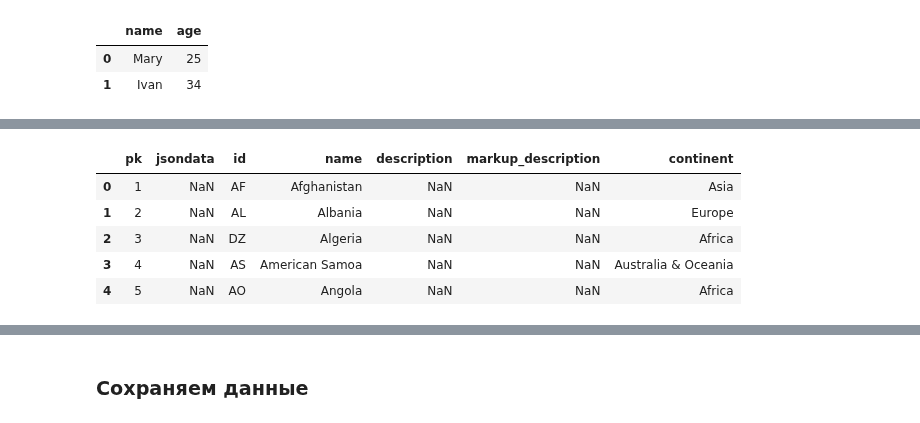
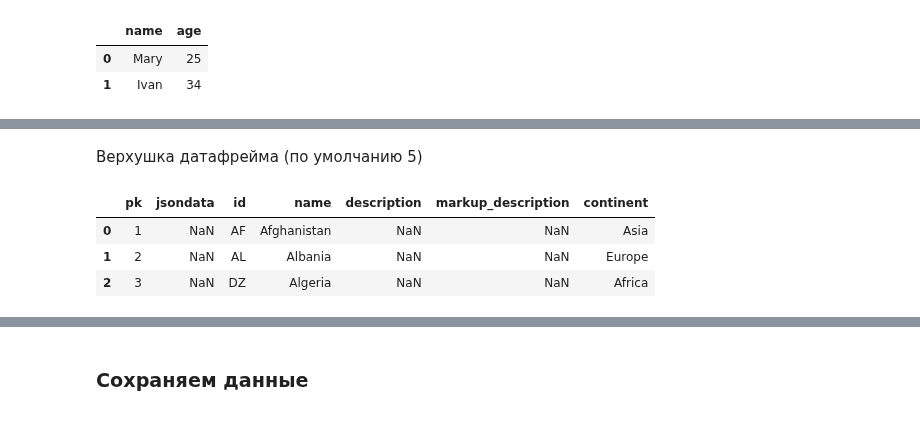
Before and after one commit to hse-ling-python/seminars, a Jupyter notebook: visualization/pandas.ipynb, the cells around one changed output, grey strips where cells are left out. Cells and saved outputs as stored; diff of their text form; code cells hidden in the pictures.

```diff
--- a/visualization/pandas.ipynb
+++ b/visualization/pandas.ipynb
@@ -100,11 +100,11 @@ df
 # %%
 df = pd.read_csv("https://raw.githubusercontent.com/cldf-datasets/wals/master/raw/country.csv")
+# %% [markdown]
+Верхушка датафрейма (по умолчанию 5)
 # %%
-df.head()
+df.head(3)
 # %% [output]
 |  | pk | jsondata | id | name | description | markup_description | continent |
 | 0 | 1 | NaN | AF | Afghanistan | NaN | NaN | Asia |
 | 1 | 2 | NaN | AL | Albania | NaN | NaN | Europe |
 | 2 | 3 | NaN | DZ | Algeria | NaN | NaN | Africa |
-| 3 | 4 | NaN | AS | American Samoa | NaN | NaN | Australia & Oceania |
-| 4 | 5 | NaN | AO | Angola | NaN | NaN | Africa |
```
Also changed, not shown: parts of 8 cells of this notebook.
